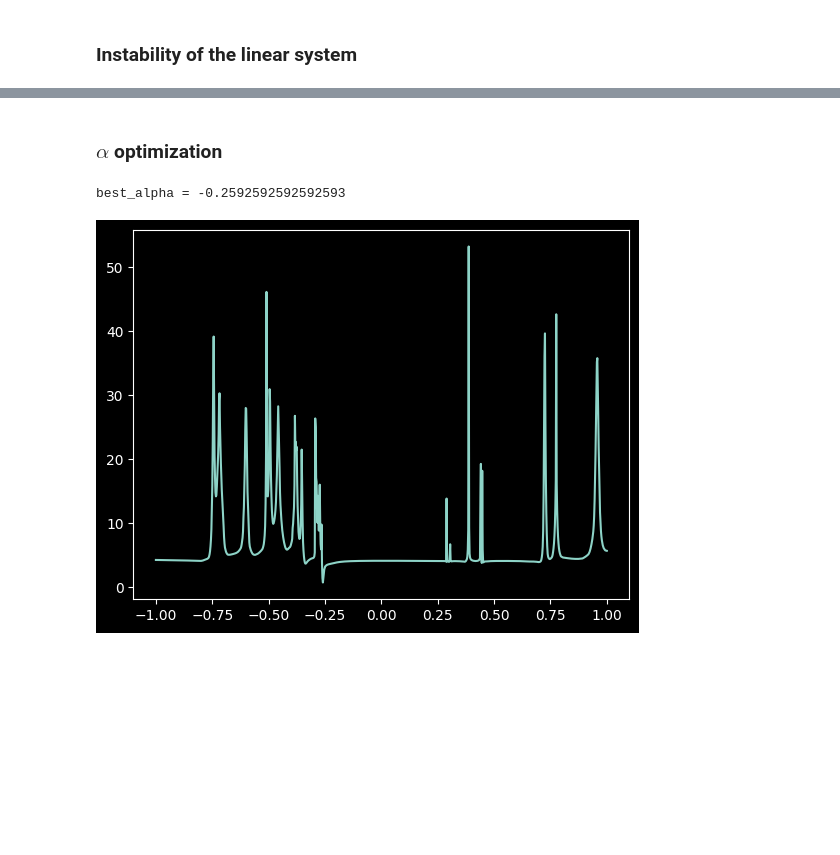
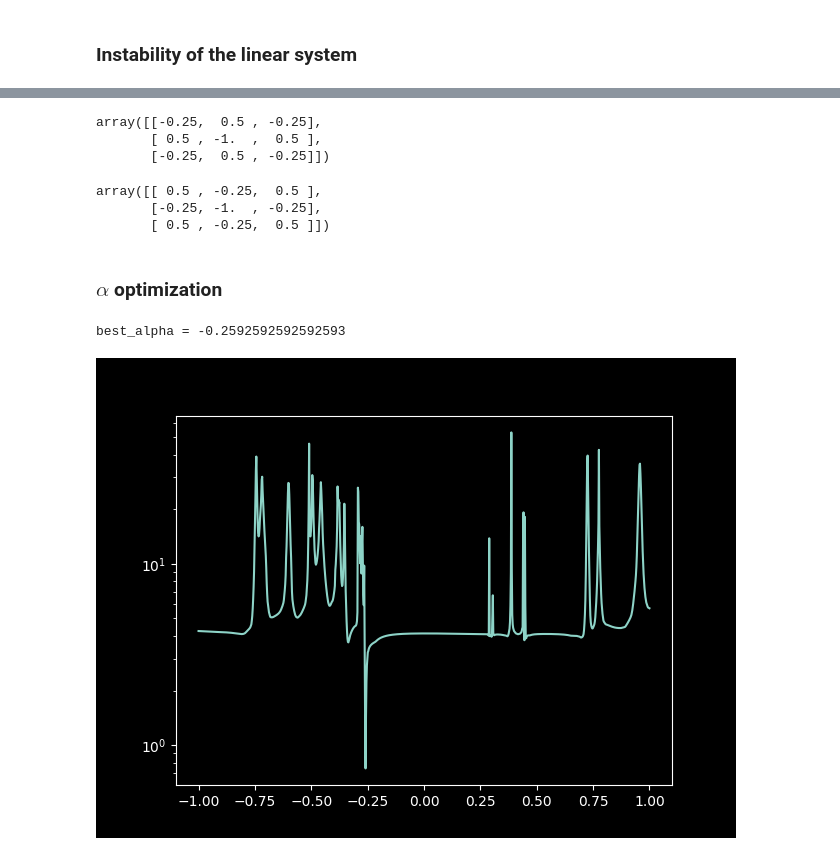
Before and after one commit to njezersek/diskrente-coonsove-ploskve-rpgo, a Jupyter notebook: coons.ipynb, the cells around one changed output, grey strips where cells are left out. Drawn from its saved outputs; the diff is of its cells as text; code cells hidden in the pictures; blank space fills up the shorter version.

```diff
--- a/coons.ipynb
+++ b/coons.ipynb
@@ -489,5 +494,7 @@ for i, n in enumerate(range(3,12)):
 	plt.plot(aa, det)
 	plt.yscale('symlog', linthresh=1e-12)
 	plt.axhline(0, linestyle='--')
+	plt.axvline(0, linestyle='--')
+	plt.axvline(-1/4, linestyle='--')
 	plt.title(f"n=m={n}")
 # %% [output]
@@ -505,6 +512,9 @@ for i, n in enumerate(range(3,12)):
 	det = np.array(conditions)
 	plt.plot(aa, det)
 	plt.yscale('log')
+	plt.ylim((0,1e9))
 	plt.axhline(0, linestyle='--')
+	plt.axvline(0, linestyle='--')
+	plt.axvline(-1/4, linestyle='--')
 	plt.title(f"n=m={n}")
 # %% [output]
@@ -512,3 +522,15 @@ for i, n in enumerate(range(3,12)):
+# %%
+construct_mask(-0.25)
+# %% [output]
+array([[-0.25,  0.5 , -0.25],
+       [ 0.5 , -1.  ,  0.5 ],
+       [-0.25,  0.5 , -0.25]])
+# %%
+construct_mask(0.5)
+# %% [output]
+array([[ 0.5 , -0.25,  0.5 ],
+       [-0.25, -1.  , -0.25],
+       [ 0.5 , -0.25,  0.5 ]])
 # %% [markdown]
 ### $\alpha$ optimization
 # %%
@@ -549,21 +571,29 @@ def error_function(P):
 	return compute_error(lambda i: P[:,i], P.shape[1]) + compute_error(lambda i: P[i,:], P.shape[0])
 # %%
 P = construct_example()
-def f(alpha):
-	mask = construct_mask(alpha)
-	coons(P[:,:,0], mask)
-	coons(P[:,:,1], mask)
-	coons(P[:,:,2], mask)
+def optimize_alpha(P):
+	def f(alpha):
+		mask = construct_mask(alpha)
+		coons(P[:,:,0], mask)
+		coons(P[:,:,1], mask)
+		coons(P[:,:,2], mask)
 
-	return error_function(P)
+		return error_function(P)
 
-alphas = np.linspace(-1, 1, 1000)
-err = [f(a) for a in alphas]
+	alphas = np.linspace(-1, 1, 1000)
+	err = [f(a) for a in alphas]
 
+	best_alpha = alphas[np.argmin(err)]
+
+	return best_alpha, alphas, err
+
+
+best_alpha, alphas, err = optimize_alpha(P)
+print(f"{best_alpha = }")
+
+plt.figure()
 plt.plot(alphas, err)
-
-best_alpha = alphas[np.argmin(err)]
-print(f"{best_alpha = }")
+plt.yscale('log')
 # %% [output]
 best_alpha = -0.2592592592592593
-[figure, old version]
+[figure, new version]
```
Also changed, not shown: parts of 13 cells of this notebook.
